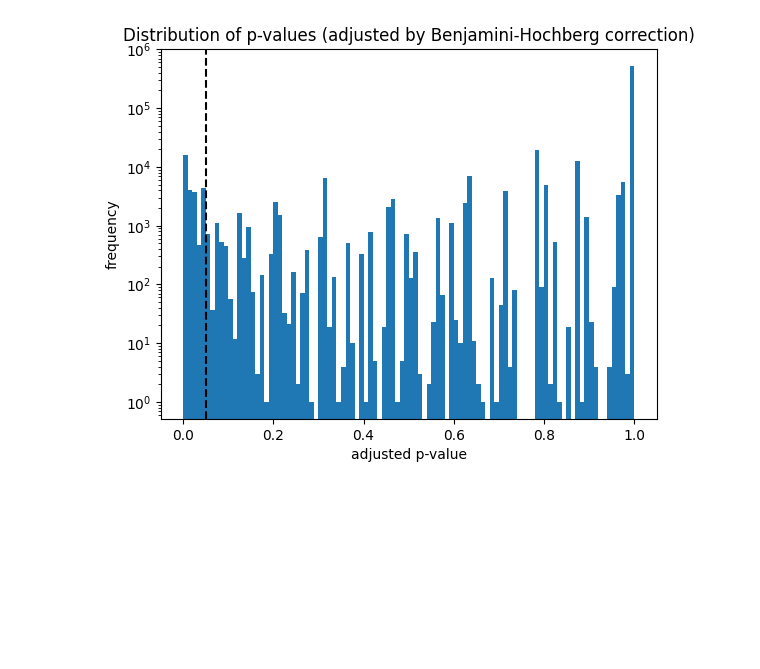
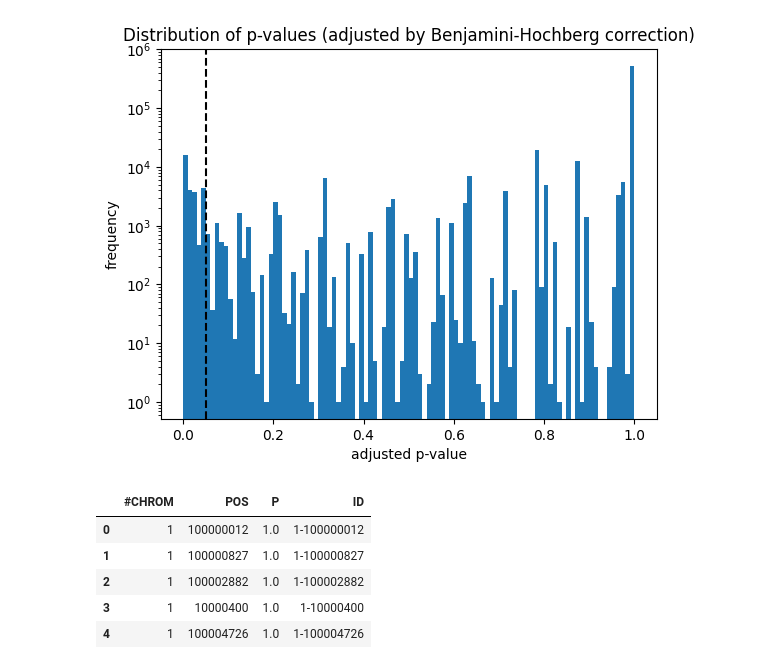
Before and after one commit to junkha/ba_biomed, a Jupyter notebook: analysis/binomial_testing.ipynb, the cells around one changed output. Drawn from its saved outputs; the diff is of its cells as text; code cells hidden in the pictures; blank space fills up the shorter version.

```diff
--- a/analysis/binomial_testing.ipynb
+++ b/analysis/binomial_testing.ipynb
@@ -82,3 +81,17 @@ plt.axvline(x=0.05, linestyle="dashed", color="black")
 # %% [output]
 <matplotlib.lines.Line2D at 0x...>
 [figure]
+# %%
+df_manhattan = pd.DataFrame(p_values).reset_index()
+df_manhattan["P"] = adjusted_p_values
+df_manhattan[["#CHROM", "POS"]] = df_manhattan["position_code"].str.split("-", expand=True)
+df_manhattan = df_manhattan.rename(columns={0: "p_val", "position_code": "ID"})
+df_manhattan = df_manhattan[["#CHROM", "POS", "P", "ID"]]
+df_manhattan.head()
+# %% [output]
+|  | #CHROM | POS | P | ID |
+| 0 | 1 | 100000012 | 1.0 | 1-100000012 |
+| 1 | 1 | 100000827 | 1.0 | 1-100000827 |
+| 2 | 1 | 100002882 | 1.0 | 1-100002882 |
+| 3 | 1 | 10000400 | 1.0 | 1-10000400 |
+| 4 | 1 | 100004726 | 1.0 | 1-100004726 |
```
Also changed, not shown: parts of 3 cells of this notebook.
